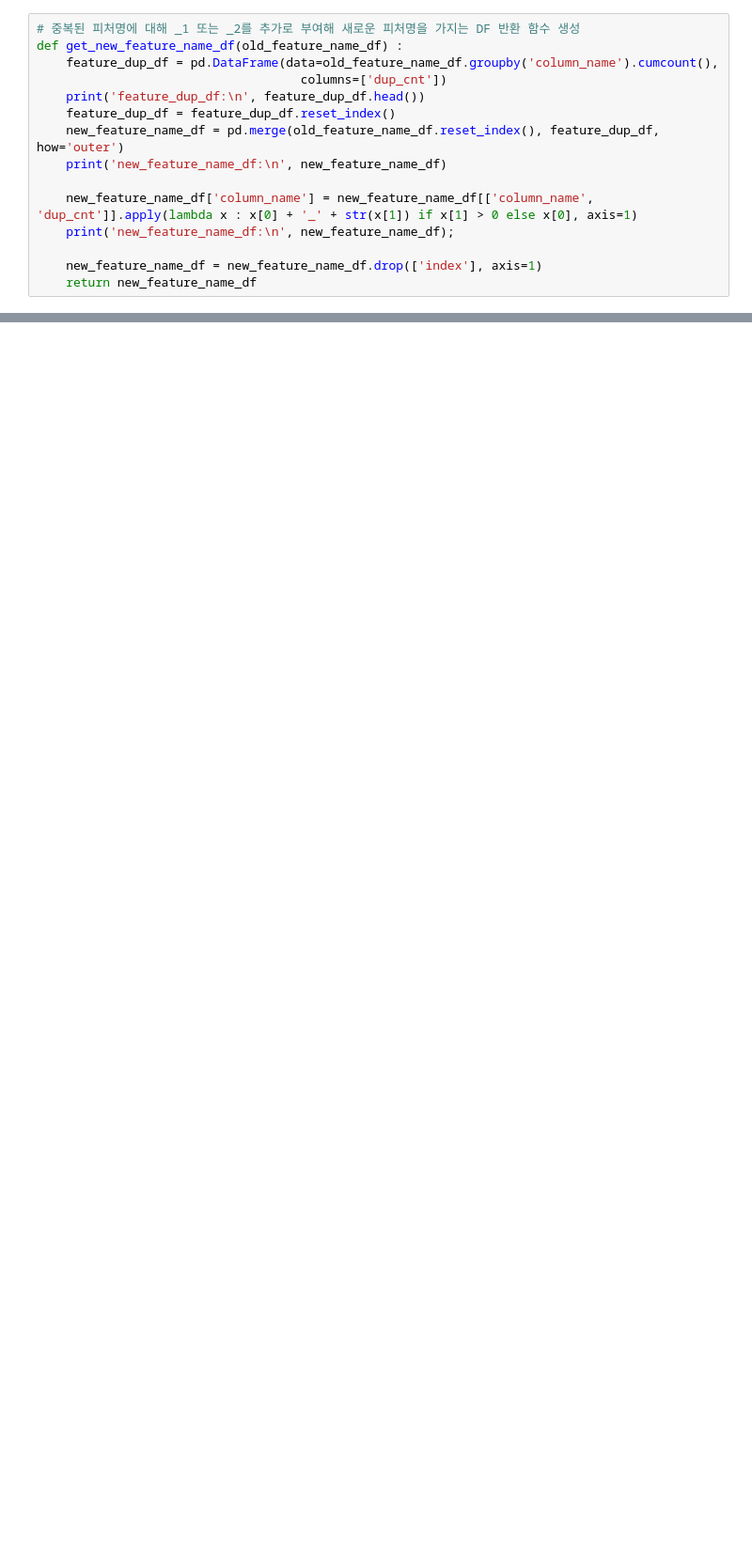
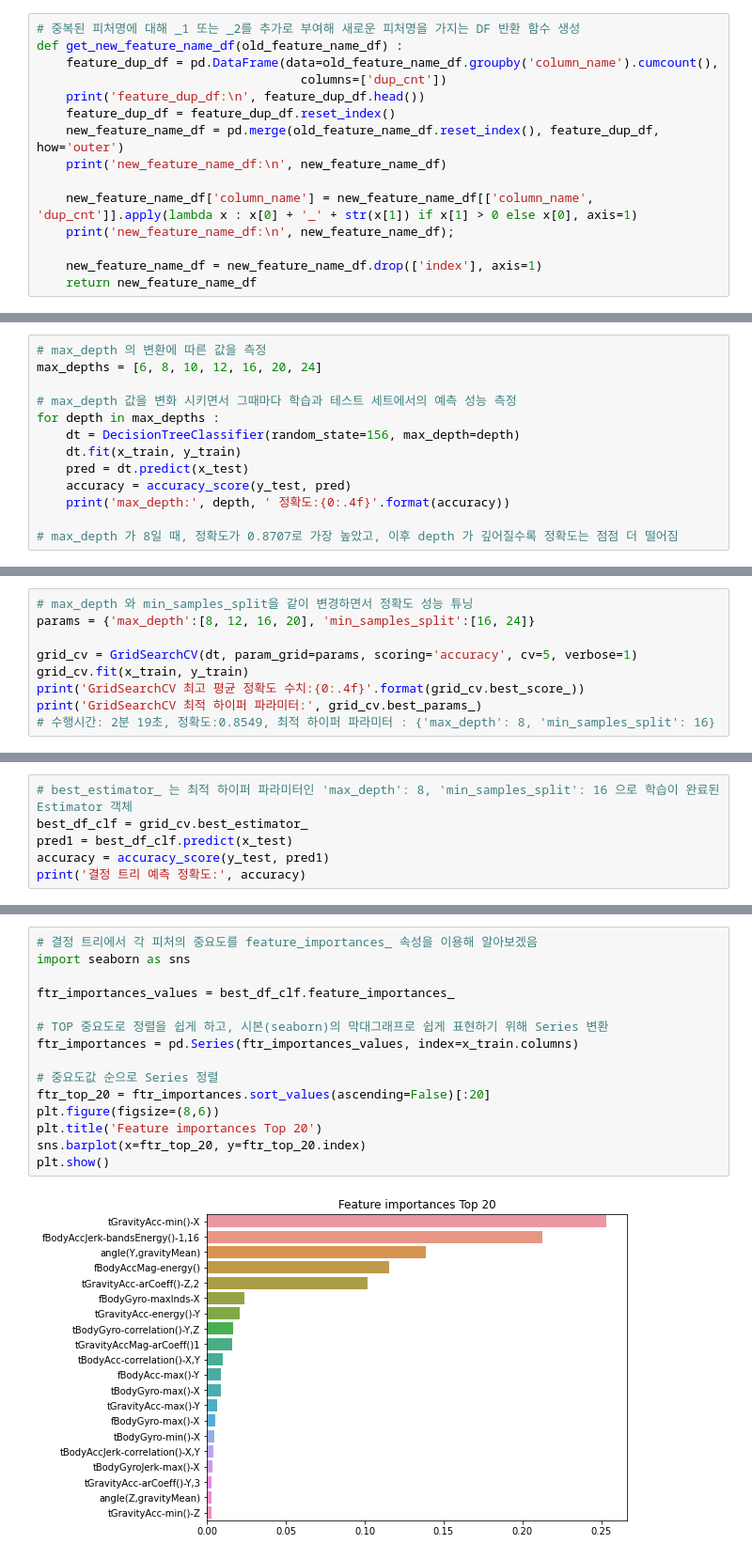
Before and after one commit to johyunkang/python-ml-guide, a Jupyter notebook: python_ml_perfect_guide_04_classification.ipynb, the cells around one changed output, grey strips where cells are left out. Shown at 94% size. Cells and saved outputs as stored; diff of their text form; blank space fills up the shorter version.

Commit message:
DecisionTree 종료

```diff
--- a/python_ml_perfect_guide_04_classification.ipynb
+++ b/python_ml_perfect_guide_04_classification.ipynb
@@ -253,0 +307,13 @@ Name: action, dtype: int64
+# %%
+# max_depth 의 변환에 따른 값을 측정
+max_depths = [6, 8, 10, 12, 16, 20, 24]
+
+# max_depth 값을 변화 시키면서 그때마다 학습과 테스트 세트에서의 예측 성능 측정
+for depth in max_depths :
+    dt = DecisionTreeClassifier(random_state=156, max_depth=depth)
+    dt.fit(x_train, y_train)
+    pred = dt.predict(x_test)
+    accuracy = accuracy_score(y_test, pred)
+    print('max_depth:', depth, ' 정확도:{0:.4f}'.format(accuracy))
+
+# max_depth 가 8일 때, 정확도가 0.8707로 가장 높았고, 이후 depth 가 깊어질수록 정확도는 점점 더 떨어짐
@@ -253,0 +328,9 @@ Name: action, dtype: int64
+# %%
+# max_depth 와 min_samples_split을 같이 변경하면서 정확도 성능 튜닝
+params = {'max_depth':[8, 12, 16, 20], 'min_samples_split':[16, 24]}
+
+grid_cv = GridSearchCV(dt, param_grid=params, scoring='accuracy', cv=5, verbose=1)
+grid_cv.fit(x_train, y_train)
+print('GridSearchCV 최고 평균 정확도 수치:{0:.4f}'.format(grid_cv.best_score_))
+print('GridSearchCV 최적 하이퍼 파라미터:', grid_cv.best_params_)
+# 수행시간: 2분 19초, 정확도:0.8549, 최적 하이퍼 파라미터 : {'max_depth': 8, 'min_samples_split': 16}
@@ -253,0 +343,6 @@ Name: action, dtype: int64
+# %%
+# best_estimator_ 는 최적 하이퍼 파라미터인 'max_depth': 8, 'min_samples_split': 16 으로 학습이 완료된 Estimator 객체
+best_df_clf = grid_cv.best_estimator_
+pred1 = best_df_clf.predict(x_test)
+accuracy = accuracy_score(y_test, pred1)
+print('결정 트리 예측 정확도:', accuracy)
@@ -253,0 +351,17 @@ Name: action, dtype: int64
+# %%
+# 결정 트리에서 각 피처의 중요도를 feature_importances_ 속성을 이용해 알아보겠음
+import seaborn as sns
+
+ftr_importances_values = best_df_clf.feature_importances_
+
+# TOP 중요도로 정렬을 쉽게 하고, 시본(seaborn)의 막대그래프로 쉽게 표현하기 위해 Series 변환
+ftr_importances = pd.Series(ftr_importances_values, index=x_train.columns)
+
+# 중요도값 순으로 Series 정렬
+ftr_top_20 = ftr_importances.sort_values(ascending=False)[:20]
+plt.figure(figsize=(8,6))
+plt.title('Feature importances Top 20')
+sns.barplot(x=ftr_top_20, y=ftr_top_20.index)
+plt.show()
+# %% [output]
+[figure, added]
```
Also changed, not shown: parts of 9 cells of this notebook.
